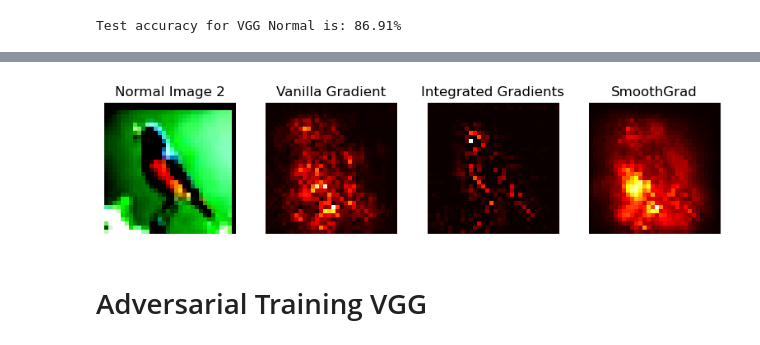
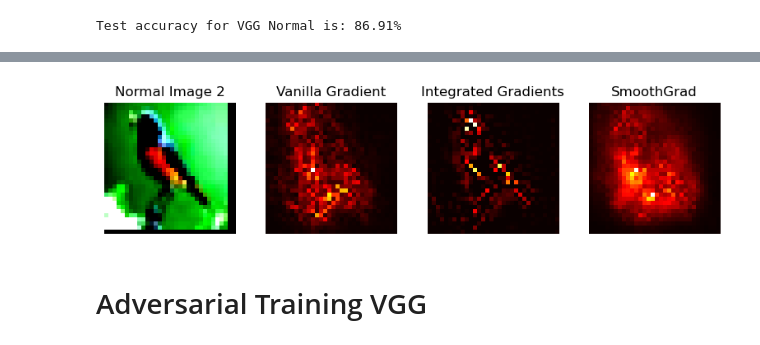
Before and after one commit to sanishsuwal7/ExplainableAI, a Jupyter notebook: vgg_saliency.ipynb, the cells around one changed output, grey strips where cells are left out. Saved outputs shown, nothing was run; the diff lists cells and outputs as text; code cells hidden in the pictures.

```diff
--- a/vgg_saliency.ipynb
+++ b/vgg_saliency.ipynb
@@ -201,7 +201,7 @@ saliency = Saliency(model)
 a_batch_smoothgrad = NoiseTunnel(saliency).attribute(inputs = x_batch, target = y_batch, nt_type ='smoothgrad', nt_samples = 50, stdevs=0.15).sum(axis=1).cpu().numpy()
 x_batch, y_batch = x_batch.cpu().numpy(), y_batch.cpu().numpy()
 # %%
-index = indexes[1]
+index = indexes[5]
 nr_images = 2
 fig, axes = plt.subplots(nrows=1, ncols=4, figsize=(nr_images*4, int(nr_images)))
 
@@ -227,4 +227,4 @@ WARNING:matplotlib.image:Clipping input data to the valid range for imshow with
-[figure, old version]
+[figure, new version]
 # %% [markdown]
 # Adversarial Training VGG
 # %%
```
Also changed, not shown: parts of 11 cells of this notebook, 21 other files.
